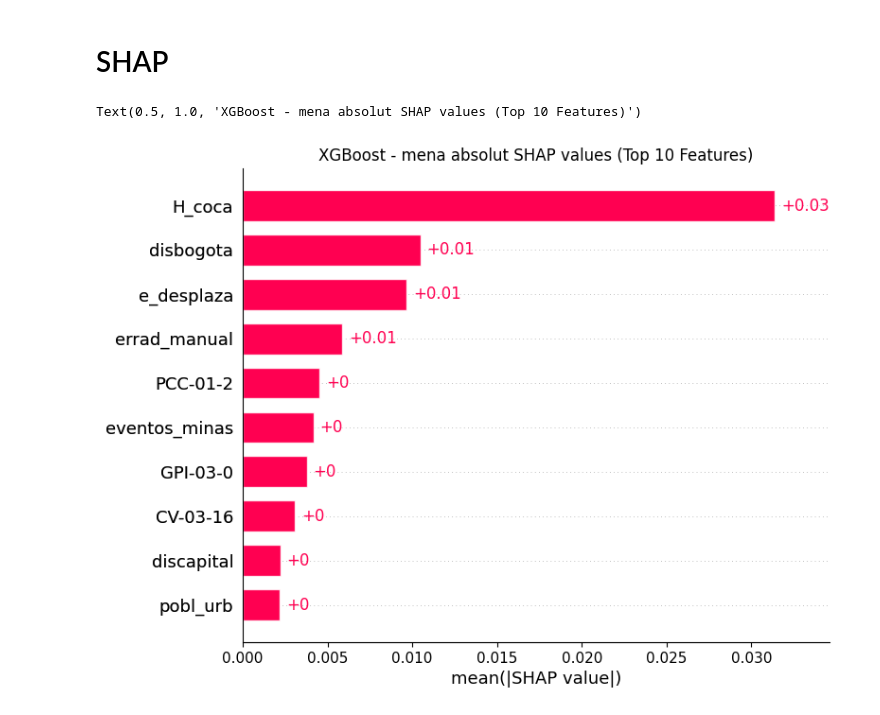
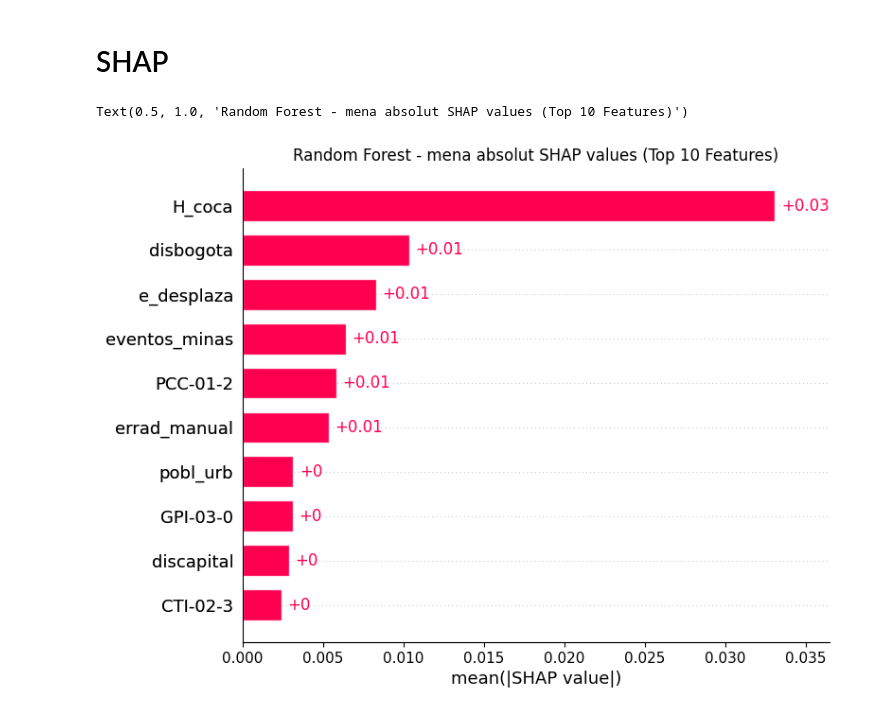
Before and after one commit to cpj97/MDS_thesis, a Jupyter notebook: Code/randomforest.ipynb, the cells around one changed output. Drawn from its saved outputs; the diff is of its cells as text; code cells hidden in the pictures.

```diff
--- a/Code/randomforest.ipynb
+++ b/Code/randomforest.ipynb
@@ -212,7 +212,7 @@ for train_idx, test_idx in panel_split.split(X1, y):
                 results[(n_estimators, max_depth)] = []
 
             results[(n_estimators, max_depth)].append({
-                "MSE": mse, "RMSE": rmse, "MAE": mae, "R2_test": r2_test, "R2_train": r2_train, "Adj_R2_test": adj_r2_test, "Adj_R2_train": adj_r2_train
+                "MSE": mse, "RMSE": rmse, "MAE": mae, "R2_test": r2_test, "R2_train": r2_train
             })
 
 ### Compute Average Performance Across Folds
@@ -459,29 +388,28 @@ plt.show()
 # %%
 # 🔹 Compute SHAP Values for Feature Importance
 explainer = shap.TreeExplainer(best_model)
-shap_values = explainer(X1_train)
+shap_values = explainer(X1)
 
 # Compute mean absolute SHAP values for each feature
 shap_abs_mean = np.abs(shap_values.values).mean(axis=0)
 
 # Get indices of the top 10 features
 top_10_indices = np.argsort(shap_abs_mean)[-10:]
 top_10_indices
 
 # Filter SHAP values to keep only the top 10 features
 shap_values_top10 = shap.Explanation(
     values=shap_values.values[:, top_10_indices],  # Keep only top 10 values
     base_values=shap_values.base_values,  # Keep base values
     data=shap_values.data[:, top_10_indices],  # Keep only top 10 feature data
     feature_names=[original_feature_names[i] for i in top_10_indices]  # Correct feature names
 )
 
-
 # Plot the bar chart without "other features"
 shap.plots.bar(shap_values_top10, show=False)
 plt.title("Random Forest - mena absolut SHAP values (Top 10 Features)")
 # “The absolute contribution of coca crops to the model’s predictions corresponds to an average shift of about 0.02 on the log(1 + yearly forest loss per capita) scale,
 # which translates to roughly a 2% multiplicative effect on (1 + yearly forest loss per capita).”
 # %% [output]
-Text(0.5, 1.0, 'XGBoost - mena absolut SHAP values (Top 10 Features)')
+Text(0.5, 1.0, 'Random Forest - mena absolut SHAP values (Top 10 Features)')
-[figure, old version]
+[figure, new version]
```
Also changed, not shown: parts of 12 cells of this notebook, 1 other file.
